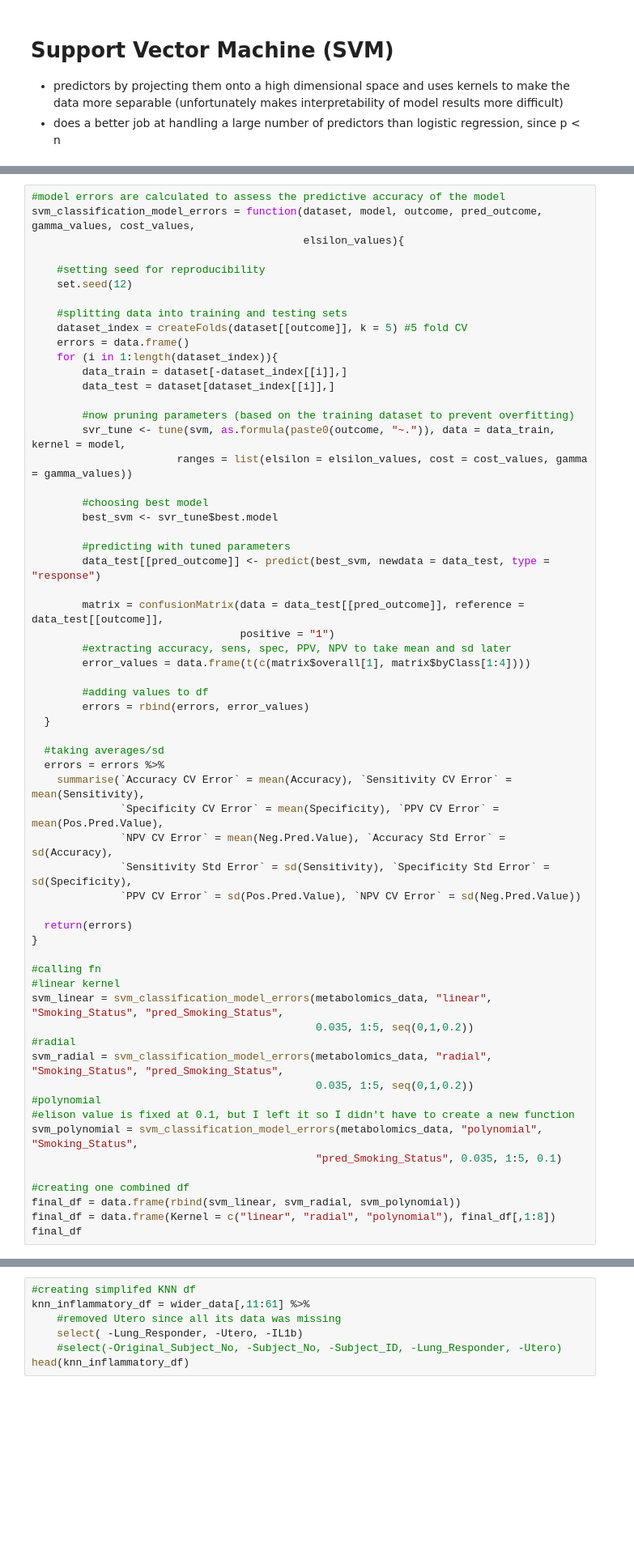
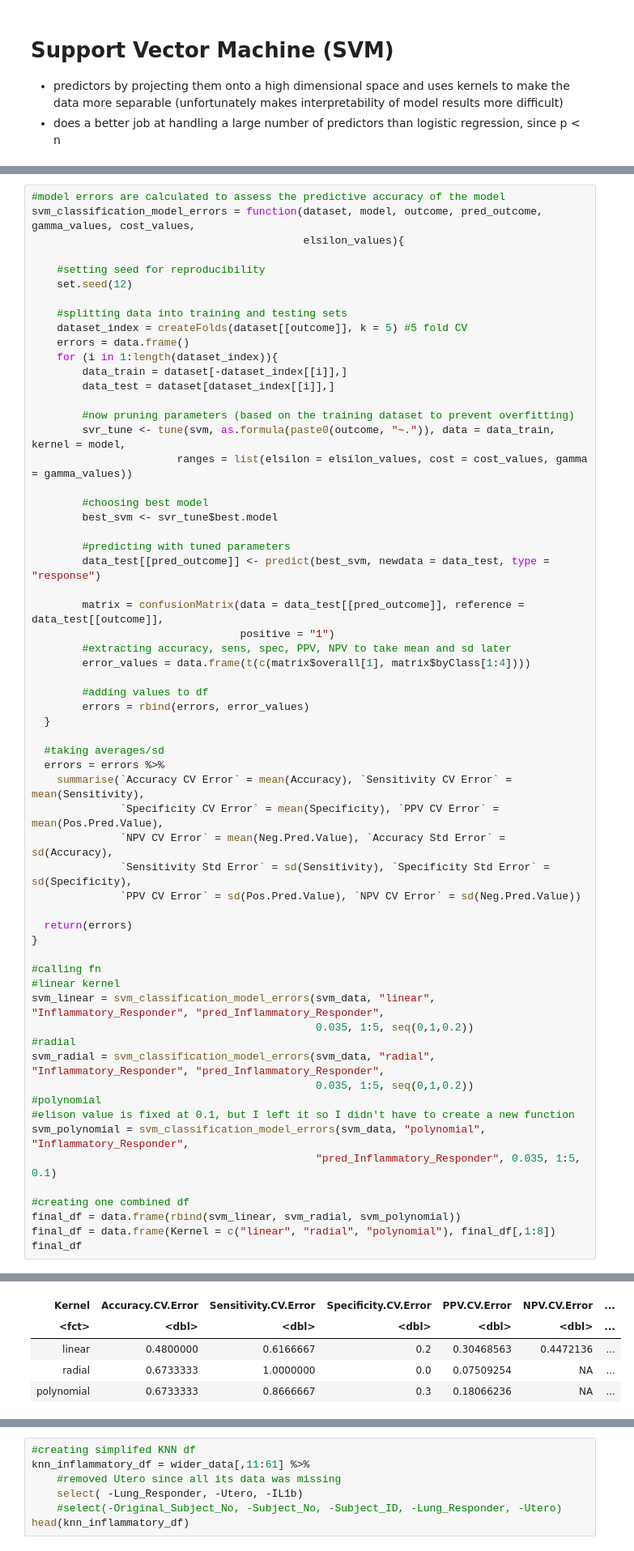
Before and after one commit to UNC-CEMALB/Ozone-exposure-is-associated-with-alterations-in-lung-and-systemic-sterol-profiles-in-healthy-and-as, a Jupyter notebook: Ozone Responder Prediction.ipynb, the cells around one changed output, grey strips where cells are left out. Shown at 81% size. Saved outputs shown, nothing was run; the diff lists cells and outputs as text; blank space fills up the shorter version.

```diff
--- a/Ozone Responder Prediction.ipynb
+++ b/Ozone Responder Prediction.ipynb
@@ -208,17 +233,18 @@ svm_classification_model_errors = function(dataset, model, outcome, pred_outcome
 
 #calling fn
 #linear kernel
-svm_linear = svm_classification_model_errors(metabolomics_data, "linear", "Smoking_Status", "pred_Smoking_Status",
+svm_linear = svm_classification_model_errors(svm_data, "linear", "Inflammatory_Responder", "pred_Inflammatory_Responder",
                                              0.035, 1:5, seq(0,1,0.2))
 #radial
-svm_radial = svm_classification_model_errors(metabolomics_data, "radial", "Smoking_Status", "pred_Smoking_Status",
+svm_radial = svm_classification_model_errors(svm_data, "radial", "Inflammatory_Responder", "pred_Inflammatory_Responder",
                                              0.035, 1:5, seq(0,1,0.2))
 #polynomial
 #elison value is fixed at 0.1, but I left it so I didn't have to create a new function
-svm_polynomial = svm_classification_model_errors(metabolomics_data, "polynomial", "Smoking_Status",
-                                             "pred_Smoking_Status", 0.035, 1:5, 0.1)
+svm_polynomial = svm_classification_model_errors(svm_data, "polynomial", "Inflammatory_Responder",
+                                             "pred_Inflammatory_Responder", 0.035, 1:5, 0.1)
 
 #creating one combined df
 final_df = data.frame(rbind(svm_linear, svm_radial, svm_polynomial))
 final_df = data.frame(Kernel = c("linear", "radial", "polynomial"), final_df[,1:8])
 final_df
+# %% [output]
@@ -225,3 +252,8 @@ final_df
+| Kernel | Accuracy.CV.Error | Sensitivity.CV.Error | Specificity.CV.Error | PPV.CV.Error | NPV.CV.Error | ... |
+| <fct> | <dbl> | <dbl> | <dbl> | <dbl> | <dbl> | ... |
+| linear | 0.4800000 | 0.6166667 | 0.2 | 0.30468563 | 0.4472136 | ... |
+| radial | 0.6733333 | 1.0000000 | 0.0 | 0.07509254 | NA | ... |
+| polynomial | 0.6733333 | 0.8666667 | 0.3 | 0.18066236 | NA | ... |
 # %% [markdown]
 Might not keep these last 2 methods, since they only can take continuous predictors.
 
```
Also changed, not shown: parts of 8 cells of this notebook.
